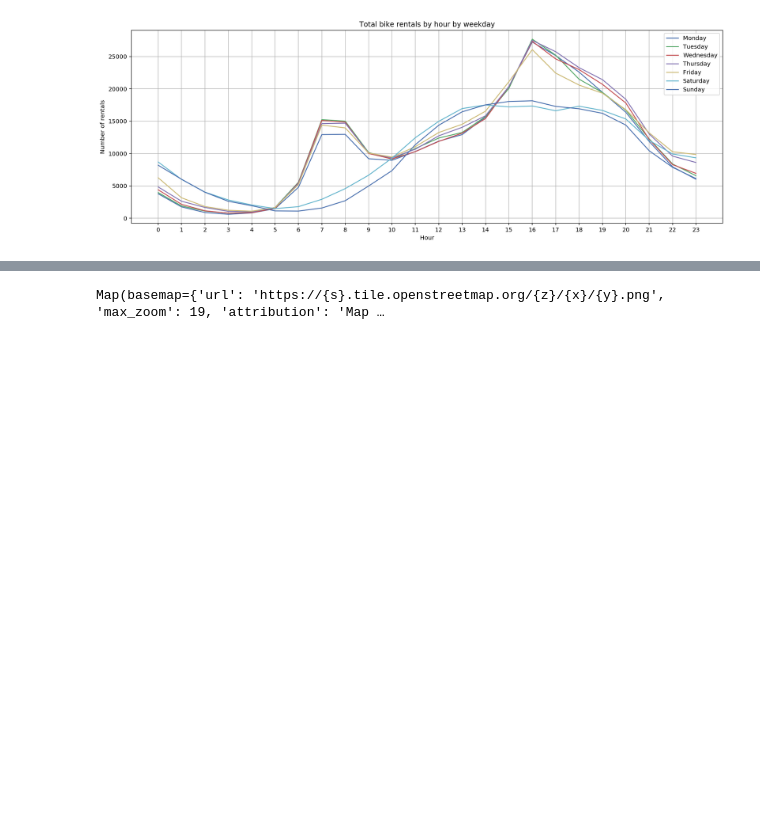
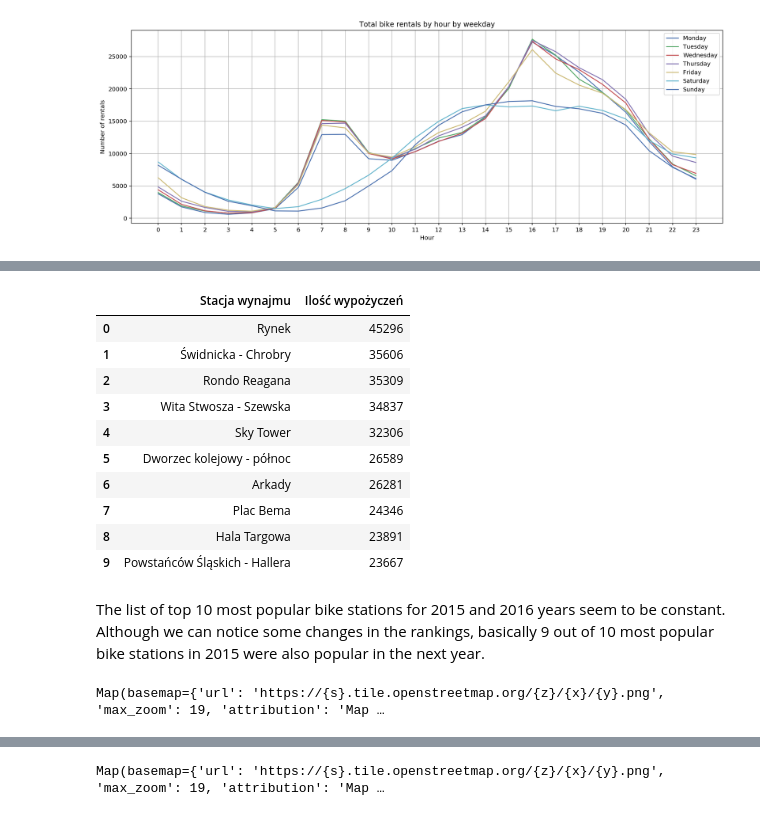
Before and after one commit to mariuszrokita/bike-sharing-demand, a Jupyter notebook: notebooks/wroclawski-rower-miejski/initial-data-exploration.ipynb, the cells around one changed output, grey strips where cells are left out. Cells and saved outputs as stored; diff of their text form; code cells hidden in the pictures; blank space fills up the shorter version.

```diff
--- a/notebooks/wroclawski-rower-miejski/initial-data-exploration.ipynb
+++ b/notebooks/wroclawski-rower-miejski/initial-data-exploration.ipynb
@@ -661,0 +682,37 @@ bikestations_simple = bikestations_df[['Lokalizacja', 'Szer. geograficzna', 'Dł
+# %%
+# 10 most popular rental stations in 2016
+top10_in_2016 = rentals2016_df.groupby(['Stacja wynajmu']) \
+                              .size() \
+                              .sort_values(ascending=False) \
+                              .reset_index(name='Ilość wypożyczeń') \
+                              .head(10)
+top10_in_2016
+# %% [output]
+|  | Stacja wynajmu | Ilość wypożyczeń |
+| 0 | Rynek | 45296 |
+| 1 | Świdnicka - Chrobry | 35606 |
+| 2 | Rondo Reagana | 35309 |
+| 3 | Wita Stwosza - Szewska | 34837 |
+| 4 | Sky Tower | 32306 |
+| 5 | Dworzec kolejowy - północ | 26589 |
+| 6 | Arkady | 26281 |
+| 7 | Plac Bema | 24346 |
+| 8 | Hala Targowa | 23891 |
+| 9 | Powstańców Śląskich - Hallera | 23667 |
+# %% [markdown]
+The list of top 10 most popular bike stations for 2015 and 2016 years seem to be constant. Although we can notice some changes in the rankings, basically 9 out of 10 most popular bike stations in 2015 were also popular in the next year.
+# %%
+top10_in_2016_with_gps = pd.merge(top10_in_2016, bikestations_simple,
+                                  left_on="Stacja wynajmu", right_on="Lokalizacja")
+top10_in_2016_with_gps.drop(columns="Lokalizacja", inplace=True)
+
+# show bike stations of map
+center = (51.1, 17.033333) # the center of Wrocław
+m = Map(center=center, zoom=12)
+
+for index, row in top10_in_2016_with_gps.iterrows():
+    marker = Marker(location=(row["Szer. geograficzna"], row["Dł. geograficzna"]), draggable=False)
+    m.add_layer(marker);
+m
+# %% [output]
+Map(basemap={'url': 'https://{s}.tile.openstreetmap.org/{z}/{x}/{y}.png', 'max_zoom': 19, 'attribution': 'Map …
```
Also changed, not shown: parts of 12 cells of this notebook.
